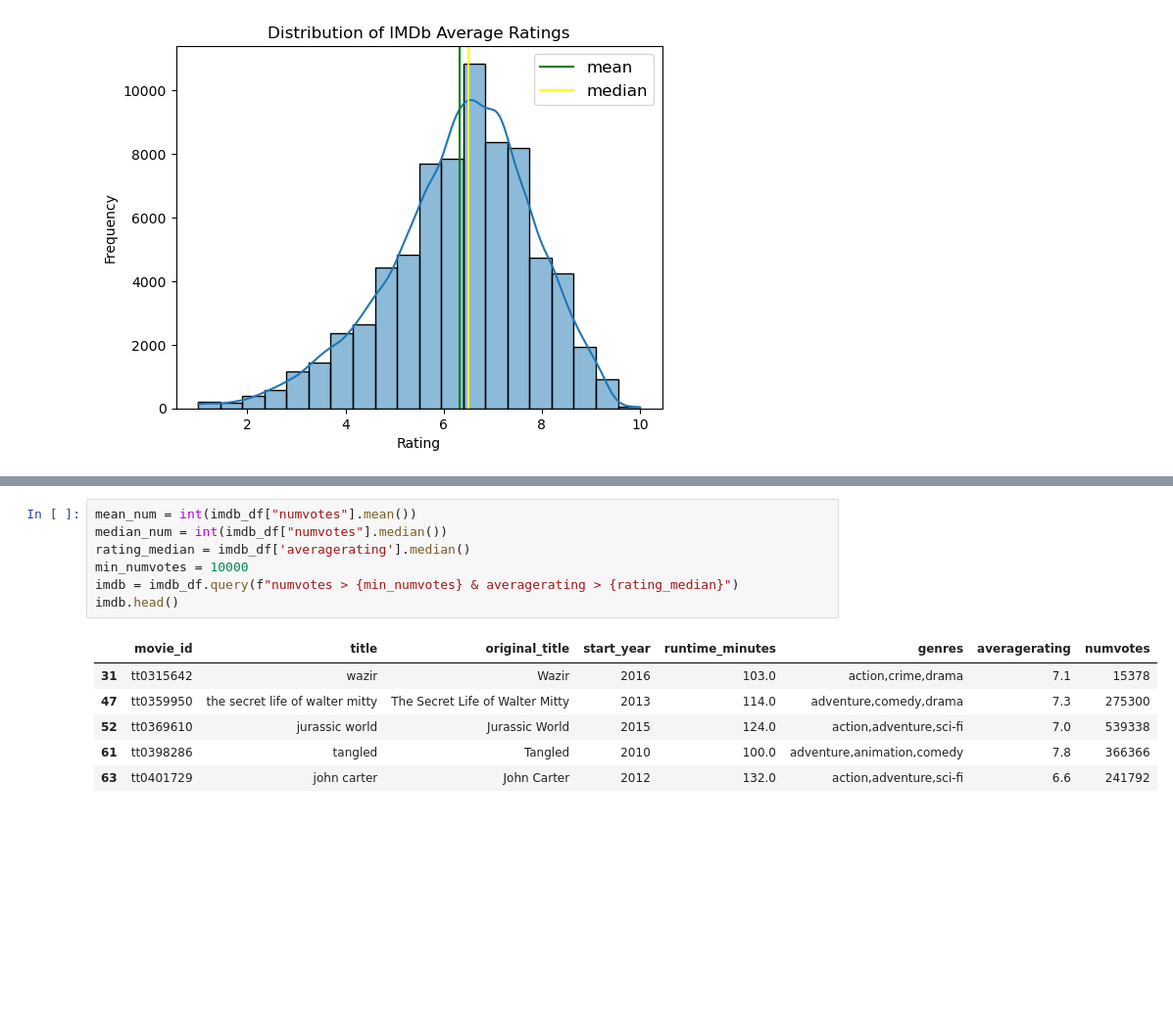
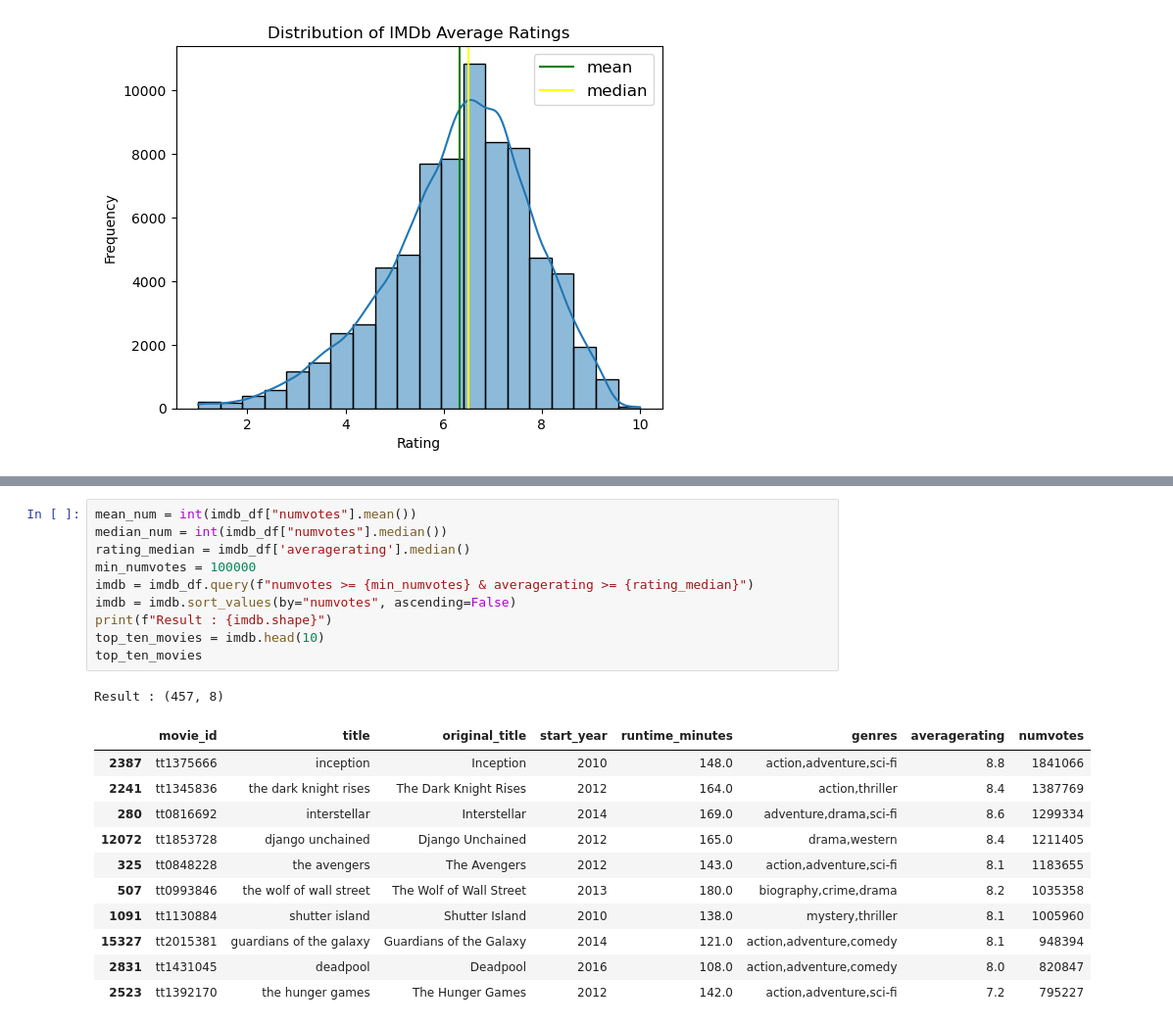
Before and after one commit to ralphy89/dsc-phase-2-project, a Jupyter notebook: working_notebook.ipynb, the cells around one changed output, grey strips where cells are left out. Shown: that part at 98% size. Cells and saved outputs as stored; diff of their text form; blank space fills up the shorter version.

```diff
--- a/working_notebook.ipynb
+++ b/working_notebook.ipynb
@@ -704,14 +713,23 @@ Text(0, 0.5, 'Frequency')
 # %%
 mean_num = int(imdb_df["numvotes"].mean())
 median_num = int(imdb_df["numvotes"].median())
 rating_median = imdb_df['averagerating'].median()
-min_numvotes = 10000
-imdb = imdb_df.query(f"numvotes > {min_numvotes} & averagerating > {rating_median}")
-imdb.head()
+min_numvotes = 100000
+imdb = imdb_df.query(f"numvotes >= {min_numvotes} & averagerating >= {rating_median}")
+imdb = imdb.sort_values(by="numvotes", ascending=False)
+print(f"Result : {imdb.shape}")
+top_ten_movies = imdb.head(10)
+top_ten_movies
 # %% [output]
+Result : (457, 8)
 |  | movie_id | title | original_title | start_year | runtime_minutes | genres | averagerating | numvotes |
-| 31 | tt0315642 | wazir | Wazir | 2016 | 103.0 | action,crime,drama | 7.1 | 15378 |
-| 47 | tt0359950 | the secret life of walter mitty | The Secret Life of Walter Mitty | 2013 | 114.0 | adventure,comedy,drama | 7.3 | 275300 |
-| 52 | tt0369610 | jurassic world | Jurassic World | 2015 | 124.0 | action,adventure,sci-fi | 7.0 | 539338 |
-| 61 | tt0398286 | tangled | Tangled | 2010 | 100.0 | adventure,animation,comedy | 7.8 | 366366 |
-| 63 | tt0401729 | john carter | John Carter | 2012 | 132.0 | action,adventure,sci-fi | 6.6 | 241792 |
+| 2387 | tt1375666 | inception | Inception | 2010 | 148.0 | action,adventure,sci-fi | 8.8 | 1841066 |
+| 2241 | tt1345836 | the dark knight rises | The Dark Knight Rises | 2012 | 164.0 | action,thriller | 8.4 | 1387769 |
+| 280 | tt0816692 | interstellar | Interstellar | 2014 | 169.0 | adventure,drama,sci-fi | 8.6 | 1299334 |
+| 12072 | tt1853728 | django unchained | Django Unchained | 2012 | 165.0 | drama,western | 8.4 | 1211405 |
+| 325 | tt0848228 | the avengers | The Avengers | 2012 | 143.0 | action,adventure,sci-fi | 8.1 | 1183655 |
+| 507 | tt0993846 | the wolf of wall street | The Wolf of Wall Street | 2013 | 180.0 | biography,crime,drama | 8.2 | 1035358 |
+| 1091 | tt1130884 | shutter island | Shutter Island | 2010 | 138.0 | mystery,thriller | 8.1 | 1005960 |
+| 15327 | tt2015381 | guardians of the galaxy | Guardians of the Galaxy | 2014 | 121.0 | action,adventure,comedy | 8.1 | 948394 |
+| 2831 | tt1431045 | deadpool | Deadpool | 2016 | 108.0 | action,adventure,comedy | 8.0 | 820847 |
+| 2523 | tt1392170 | the hunger games | The Hunger Games | 2012 | 142.0 | action,adventure,sci-fi | 7.2 | 795227 |
```
Also changed, not shown: parts of 42 cells of this notebook.
